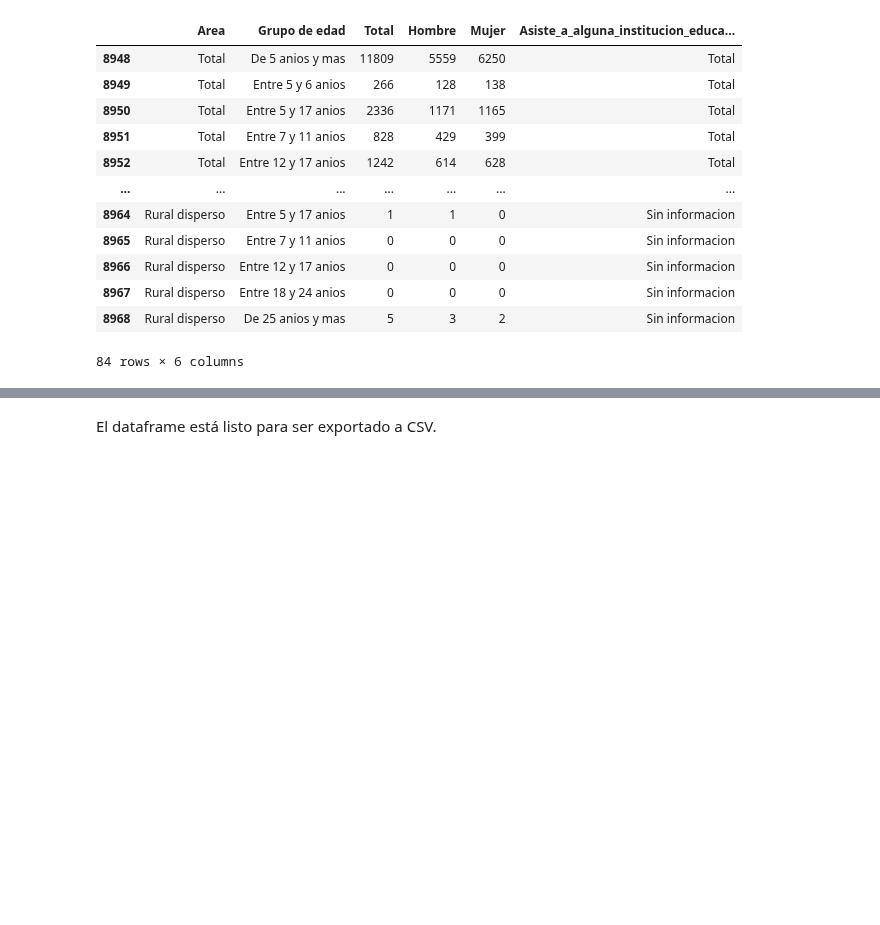
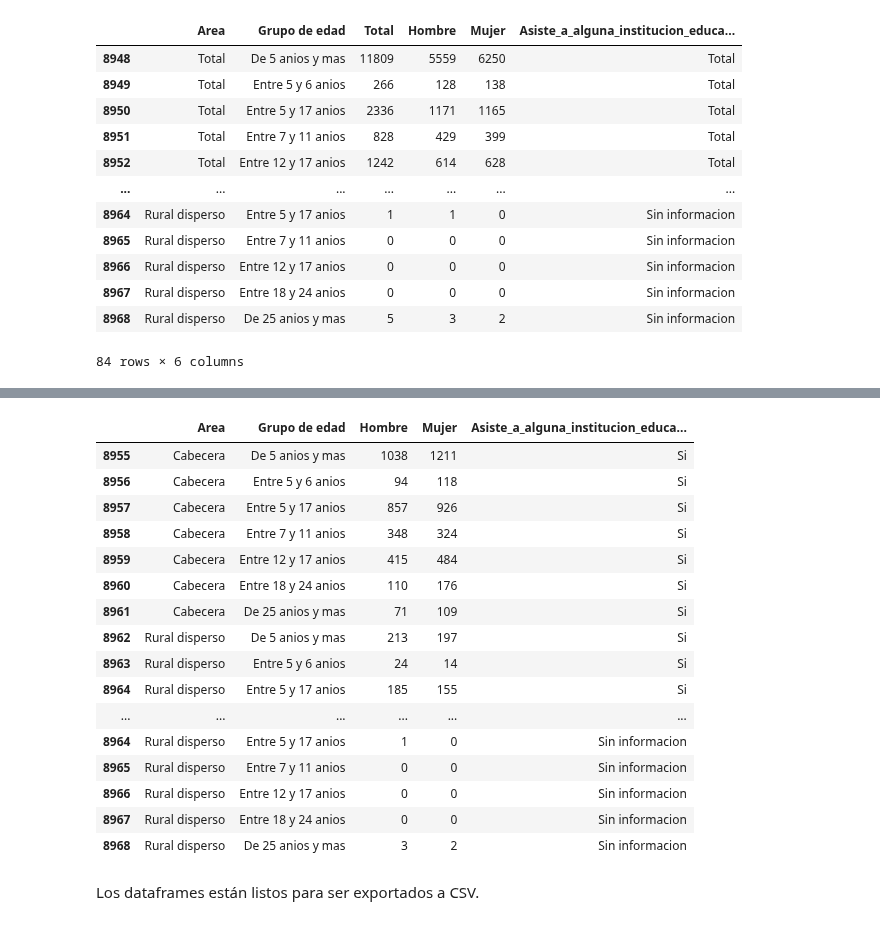
Before and after one commit to Schiavi13/Censo-Viterbo-Caldas-2018, a Jupyter notebook: source_to_csv_18pm.ipynb, the cells around one changed output, grey strips where cells are left out. Saved outputs shown, nothing was run; the diff lists cells and outputs as text; code cells hidden in the pictures; blank space fills up the shorter version.

Commit message:
Actualiza procesamiento de hoja 18PM retornando csv con y sin totales

```diff
--- a/source_to_csv_18pm.ipynb
+++ b/source_to_csv_18pm.ipynb
@@ -182,0 +187,4 @@ df_18pm
+# %%
+df_18pm_cleaned = df_18pm.copy()
+df_18pm_cleaned.drop(['Total'], axis=1, inplace=True)
+df_18pm_cleaned
@@ -183,3 +205,24 @@ df_18pm
+# %%
+df_18pm_cleaned = df_18pm_cleaned.loc[(df_18pm_cleaned['Area'] != 'Total') & (df_18pm_cleaned['Asiste_a_alguna_institucion_educativa'] != 'Total')]
+df_18pm_cleaned
+# %% [output]
+|  | Area | Grupo de edad | Hombre | Mujer | Asiste_a_alguna_institucion_educa... |
+| 8955 | Cabecera | De 5 anios y mas | 1038 | 1211 | Si |
+| 8956 | Cabecera | Entre 5 y 6 anios | 94 | 118 | Si |
+| 8957 | Cabecera | Entre 5 y 17 anios | 857 | 926 | Si |
+| 8958 | Cabecera | Entre 7 y 11 anios | 348 | 324 | Si |
+| 8959 | Cabecera | Entre 12 y 17 anios | 415 | 484 | Si |
+| 8960 | Cabecera | Entre 18 y 24 anios | 110 | 176 | Si |
+| 8961 | Cabecera | De 25 anios y mas | 71 | 109 | Si |
+| 8962 | Rural disperso | De 5 anios y mas | 213 | 197 | Si |
+| 8963 | Rural disperso | Entre 5 y 6 anios | 24 | 14 | Si |
+| 8964 | Rural disperso | Entre 5 y 17 anios | 185 | 155 | Si |
+| ... | ... | ... | ... | ... | ... |
+| 8964 | Rural disperso | Entre 5 y 17 anios | 1 | 0 | Sin informacion |
+| 8965 | Rural disperso | Entre 7 y 11 anios | 0 | 0 | Sin informacion |
+| 8966 | Rural disperso | Entre 12 y 17 anios | 0 | 0 | Sin informacion |
+| 8967 | Rural disperso | Entre 18 y 24 anios | 0 | 0 | Sin informacion |
+| 8968 | Rural disperso | De 25 anios y mas | 3 | 2 | Sin informacion |
 # %% [markdown]
-El dataframe está listo para ser exportado a CSV.
+Los dataframes están listos para ser exportados a CSV.
 # %%
```
Also changed, not shown: parts of 4 cells of this notebook.
